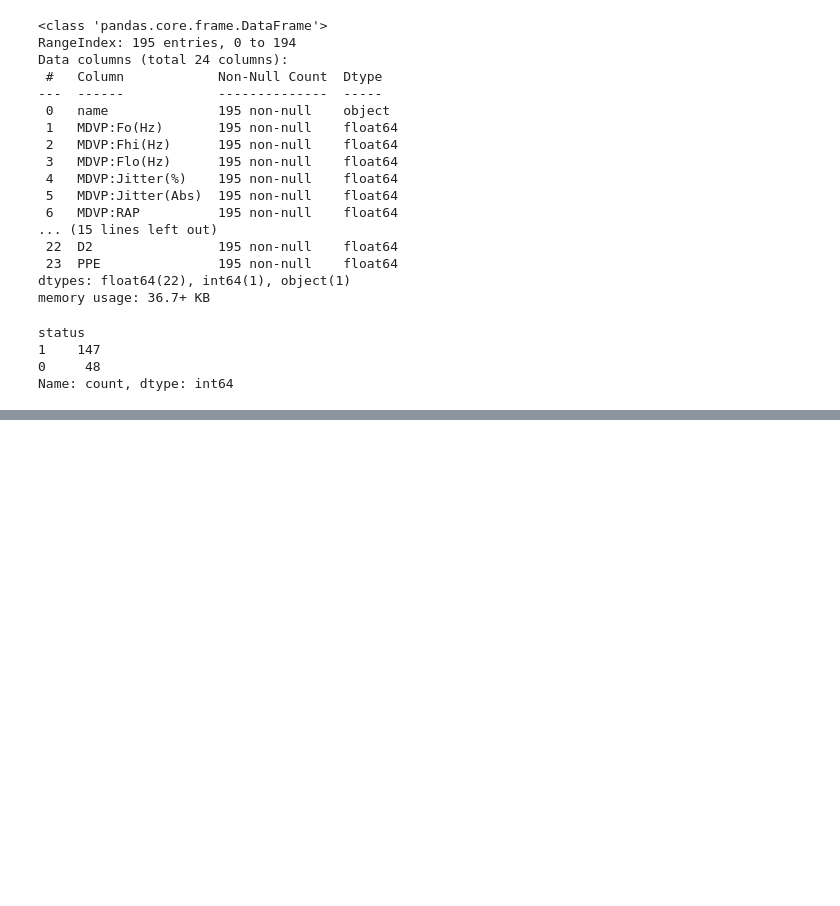
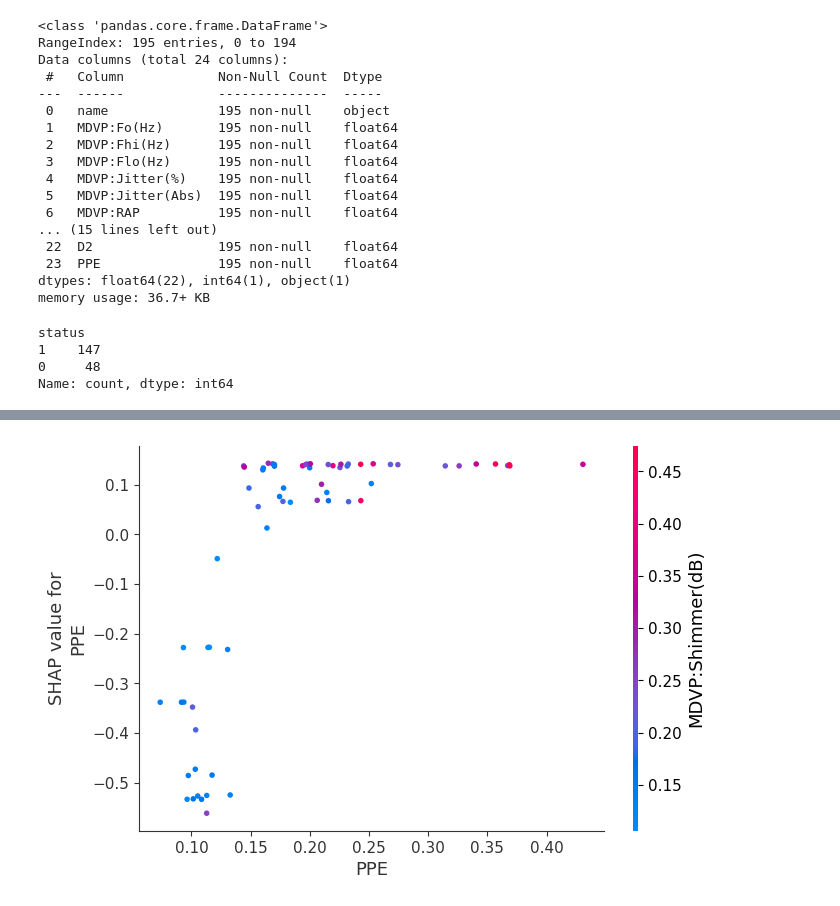
Before and after one commit to vyacheslav-ku/vkdanu, a Jupyter notebook: practical_task_2/task_2.ipynb, the cells around one changed output, grey strips where cells are left out. Cells and saved outputs as stored; diff of their text form; code cells hidden in the pictures; blank space fills up the shorter version.

```diff
--- a/practical_task_2/task_2.ipynb
+++ b/practical_task_2/task_2.ipynb
@@ -58,0 +153,5 @@ KeyError: "['status'] not found in axis"
+# %%
+# same shap.plots.scatter(shap_values[:, "PPE"], color=shap_values)
+shap.dependence_plot("PPE", shap_values, X_test)
+# %% [output]
+[figure, added]
```
Also changed, not shown: parts of 27 cells of this notebook, 3 other files.
